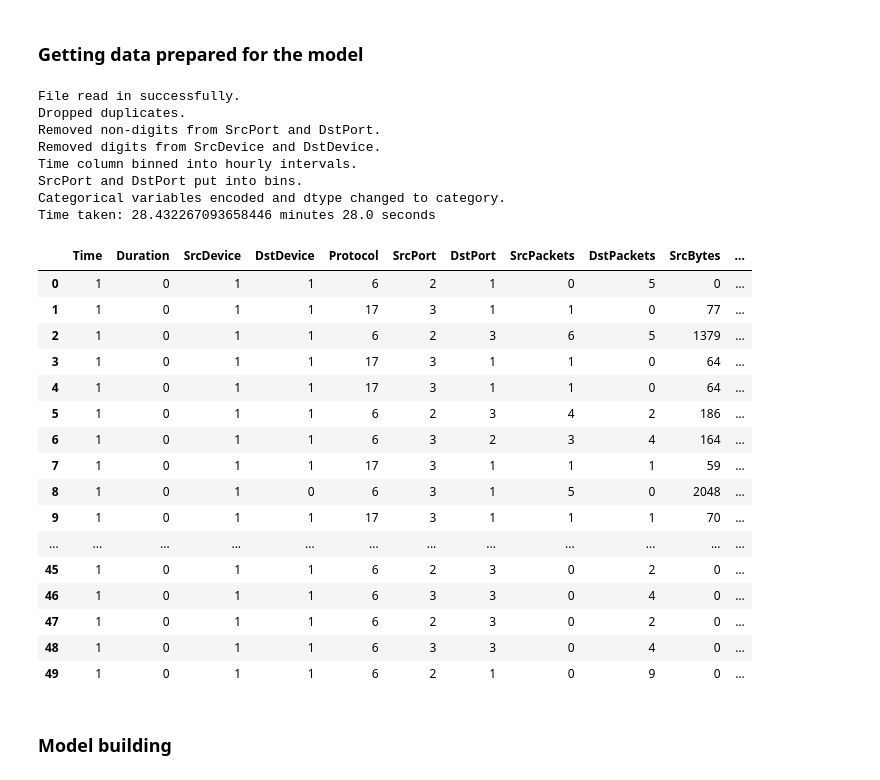
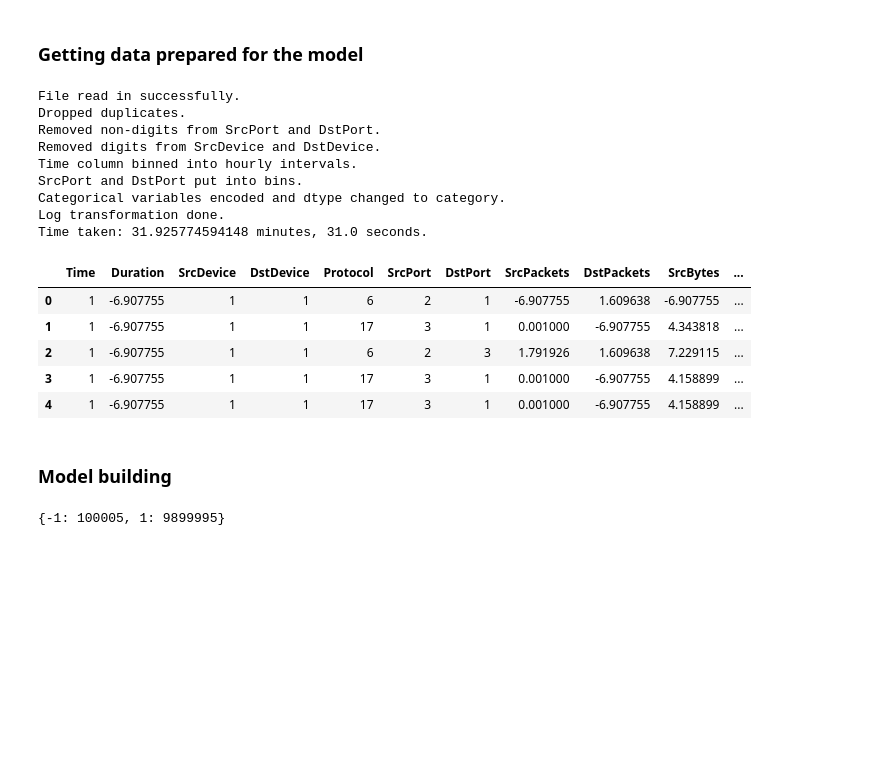
Before and after one commit to UVA-DSI-2019-Capstones/UVACyber, a Jupyter notebook: karan/day03.ipynb, the cells around one changed output. Drawn from its saved outputs; the diff is of its cells as text; code cells hidden in the pictures; blank space fills up the shorter version.

```diff
--- a/karan/day03.ipynb
+++ b/karan/day03.ipynb
@@ -3,11 +3,17 @@
 # %%
 # required libraries
 import time
+import math
 import numpy as np
 import pandas as pd
+pd.set_option('display.max_columns', 500)
 import matplotlib.pyplot as plt
+from mpl_toolkits.mplot3d import Axes3D
 import seaborn as sns
 from sklearn.ensemble import IsolationForest
+from sklearn.preprocessing import StandardScaler
+from sklearn.decomposition import PCA
+from sklearn.manifold import TSNE
 import warnings
 warnings.filterwarnings('ignore')
 # %% [markdown]
@@ -27,9 +33,6 @@ def process_data_for_model(file_name):
     # keeping only the last row of the same transaction since connections are cumulative
     five_tuple = ['Time', 'SrcDevice', 'DstDevice', 'Protocol', 'SrcPort', 'DstPort']
     day = day.drop_duplicates(subset = five_tuple, keep = 'last')
-
-    # faster way i think...yet to try (not sure which column to use)
-    # day = day.loc[day.groupby(five_tuple).Duration.idxmax()]
     print('Dropped duplicates.')
 
     # removing characters from port numbers
@@ -79,9 +82,17 @@ def process_data_for_model(file_name):
     day['DstDevice'] = day['DstDevice'].astype('category')
     print('Categorical variables encoded and dtype changed to category.')
 
+    # log transforming numerical variables
+    day['SrcBytes'] = np.log(day['SrcBytes'] + 0.001)
+    day['DstBytes'] = np.log(day['DstBytes'] + 0.001)
+    day['SrcPackets'] = np.log(day['SrcPackets'] + 0.001)
+    day['DstPackets'] = np.log(day['DstPackets'] + 0.001)
+    day['Duration'] = np.log(day['Duration'] + 0.001)
+    print('Log transformation done.')
+
     # print time taken for execution
     time_taken_in_seconds = time.time() - startTime
-    print('Time taken:', time_taken_in_seconds/60, 'minutes', time_taken_in_seconds//60, 'seconds')
+    print('Time taken:', time_taken_in_seconds/60, 'minutes,', time_taken_in_seconds//60, 'seconds.')
 
     # return processed dataset
     return day
@@ -99,26 +110,16 @@ Removed digits from SrcDevice and DstDevice.
 Time column binned into hourly intervals.
 SrcPort and DstPort put into bins.
 Categorical variables encoded and dtype changed to category.
-Time taken: 28.432267093658446 minutes 28.0 seconds
+Log transformation done.
+Time taken: 31.925774594148 minutes, 31.0 seconds.
 # %%
-data.head(50)
+data.head()
 # %% [output]
 |  | Time | Duration | SrcDevice | DstDevice | Protocol | SrcPort | DstPort | SrcPackets | DstPackets | SrcBytes | ... |
-| 0 | 1 | 0 | 1 | 1 | 6 | 2 | 1 | 0 | 5 | 0 | ... |
-| 1 | 1 | 0 | 1 | 1 | 17 | 3 | 1 | 1 | 0 | 77 | ... |
-| 2 | 1 | 0 | 1 | 1 | 6 | 2 | 3 | 6 | 5 | 1379 | ... |
-| 3 | 1 | 0 | 1 | 1 | 17 | 3 | 1 | 1 | 0 | 64 | ... |
-| 4 | 1 | 0 | 1 | 1 | 17 | 3 | 1 | 1 | 0 | 64 | ... |
-| 5 | 1 | 0 | 1 | 1 | 6 | 2 | 3 | 4 | 2 | 186 | ... |
-| 6 | 1 | 0 | 1 | 1 | 6 | 3 | 2 | 3 | 4 | 164 | ... |
-| 7 | 1 | 0 | 1 | 1 | 17 | 3 | 1 | 1 | 1 | 59 | ... |
-| 8 | 1 | 0 | 1 | 0 | 6 | 3 | 1 | 5 | 0 | 2048 | ... |
-| 9 | 1 | 0 | 1 | 1 | 17 | 3 | 1 | 1 | 1 | 70 | ... |
-| ... | ... | ... | ... | ... | ... | ... | ... | ... | ... | ... | ... |
-| 45 | 1 | 0 | 1 | 1 | 6 | 2 | 3 | 0 | 2 | 0 | ... |
-| 46 | 1 | 0 | 1 | 1 | 6 | 3 | 3 | 0 | 4 | 0 | ... |
-| 47 | 1 | 0 | 1 | 1 | 6 | 2 | 3 | 0 | 2 | 0 | ... |
-| 48 | 1 | 0 | 1 | 1 | 6 | 3 | 3 | 0 | 4 | 0 | ... |
-| 49 | 1 | 0 | 1 | 1 | 6 | 2 | 1 | 0 | 9 | 0 | ... |
+| 0 | 1 | -6.907755 | 1 | 1 | 6 | 2 | 1 | -6.907755 | 1.609638 | -6.907755 | ... |
+| 1 | 1 | -6.907755 | 1 | 1 | 17 | 3 | 1 | 0.001000 | -6.907755 | 4.343818 | ... |
+| 2 | 1 | -6.907755 | 1 | 1 | 6 | 2 | 3 | 1.791926 | 1.609638 | 7.229115 | ... |
+| 3 | 1 | -6.907755 | 1 | 1 | 17 | 3 | 1 | 0.001000 | -6.907755 | 4.158899 | ... |
+| 4 | 1 | -6.907755 | 1 | 1 | 17 | 3 | 1 | 0.001000 | -6.907755 | 4.158899 | ... |
 # %% [markdown]
 ### Model building
@@ -130,0 +140,6 @@ isolation_scores = clf.fit_predict(data)
+# %%
+# checking percentage of anomalies
+unique, counts = np.unique(predictions, return_counts = True)
+dict(zip(unique, counts))
+# %% [output]
+{-1: 100005, 1: 9899995}
```
Also changed, not shown: parts of 13 cells of this notebook.
